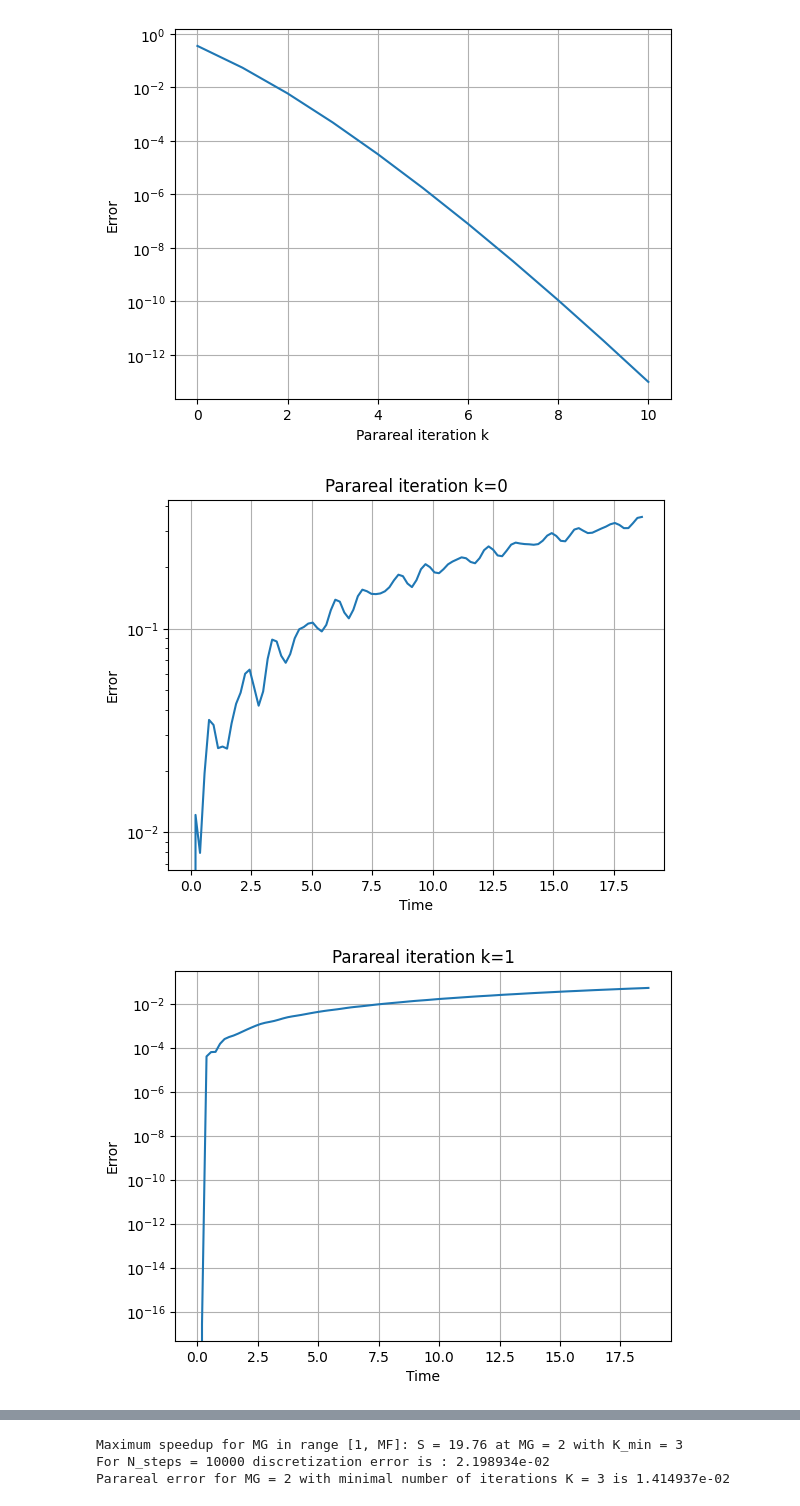
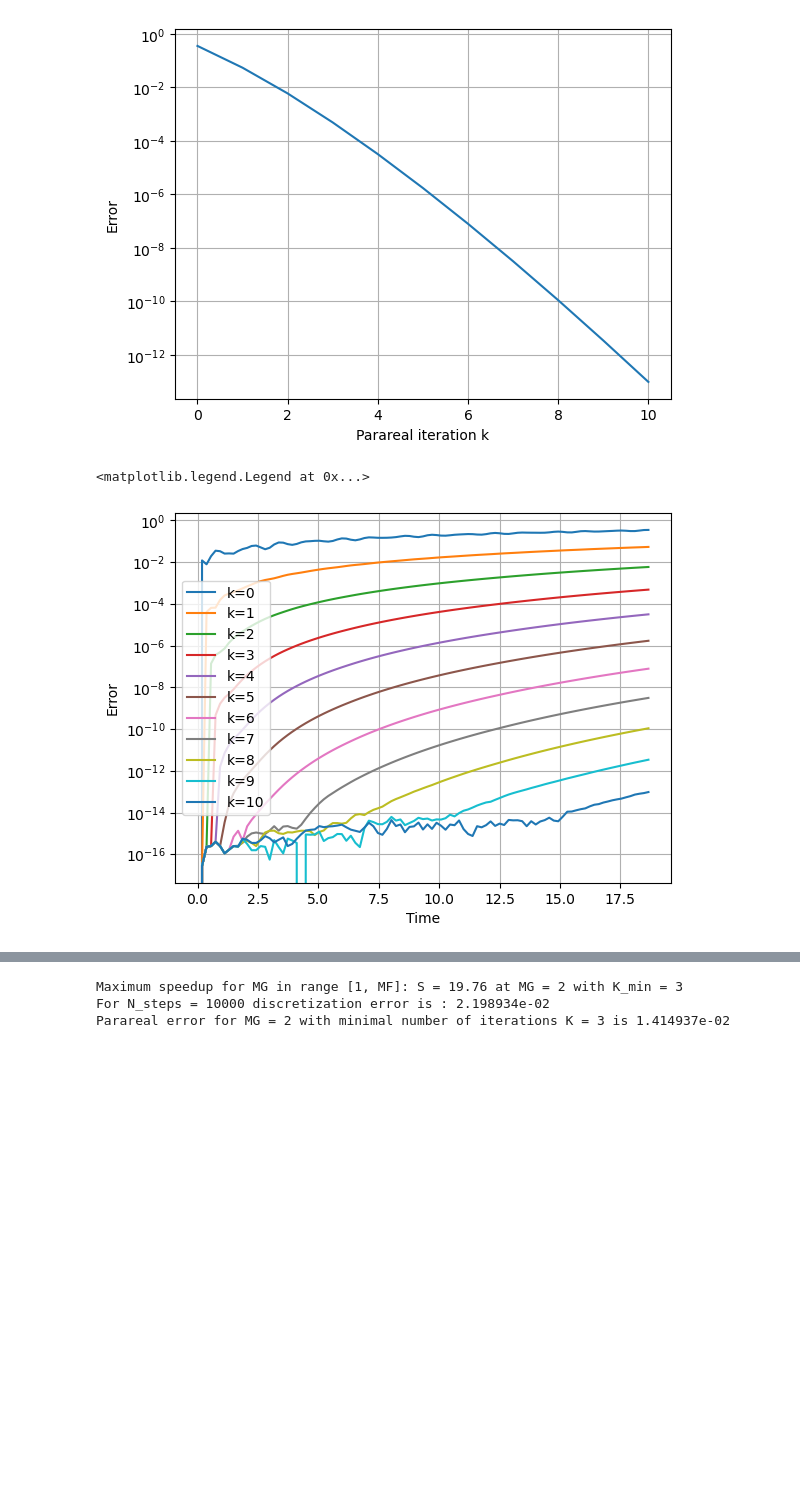
Before and after one commit to github-mathe/PinT-LIB, a Jupyter notebook: scripts/notebooks/dahlquist.ipynb, the cells around one changed output, grey strips where cells are left out. Cells and saved outputs as stored; diff of their text form; code cells hidden in the pictures; blank space fills up the shorter version.

```diff
--- a/scripts/notebooks/dahlquist.ipynb
+++ b/scripts/notebooks/dahlquist.ipynb
@@ -242,11 +240,10 @@ print(errors_para[3])
 - Parareal error VS time for different iterations number
 # %%
 for k in range(K+1):
-    fig = plt.figure()
     t_error=(np.abs(U[k] - U_exact[::MF]))
-    plt.semilogy(TT, t_error)
-    plt.xlabel("Time"), plt.ylabel("Error")
-    plt.title(f"Parareal iteration k={k}")
-    plt.grid()
+    plt.semilogy(TT, t_error, label=f"k={k}")
+plt.xlabel("Time"), plt.ylabel("Error")
+plt.grid(True)
+plt.legend()
 plt.show()
 # %% [output]
@@ -450,13 +443,11 @@ plt.xlabel("Parareal iteration k"), plt.ylabel("Error"), plt.grid();
 # %%
 TT = np.linspace(0,tEnd,N+1)
 for k in range(K+1):
-    fig = plt.figure()
     t_error=(np.abs(U[k] - U_exact[::MF]))
-    plt.semilogy(TT, t_error)
-    plt.xlabel("Time"), plt.ylabel("Error")
-    plt.title(f"Parareal iteration k={k}")
-    plt.grid()
-plt.show()
+    plt.semilogy(TT, t_error, label=f"k={k}")
+plt.xlabel("Time"), plt.ylabel("Error")
+plt.grid(True)
+plt.legend()
 # %% [output]
+<matplotlib.legend.Legend at 0x...>
-[figure, old version]
+[figure, new version]
-[figure, removed]
```
Also changed, not shown: parts of 12 cells of this notebook.
